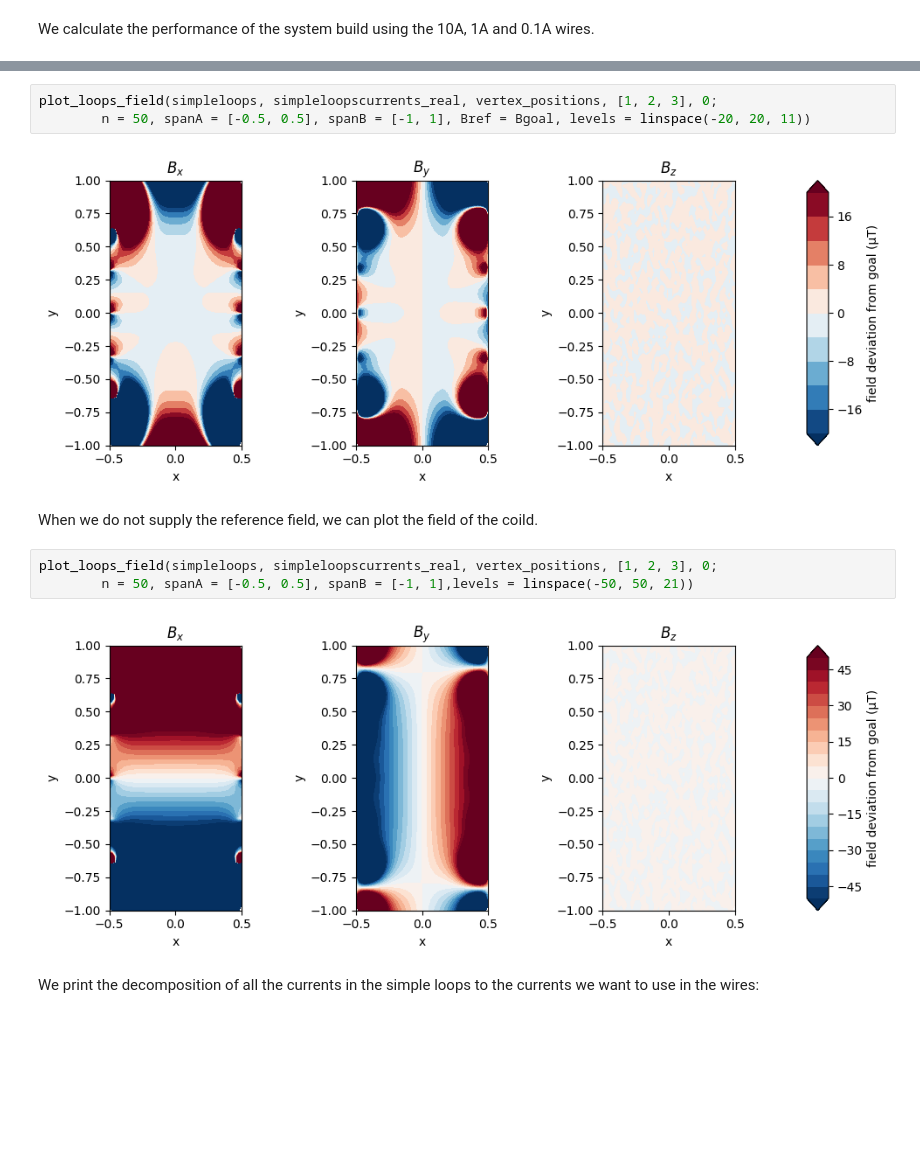
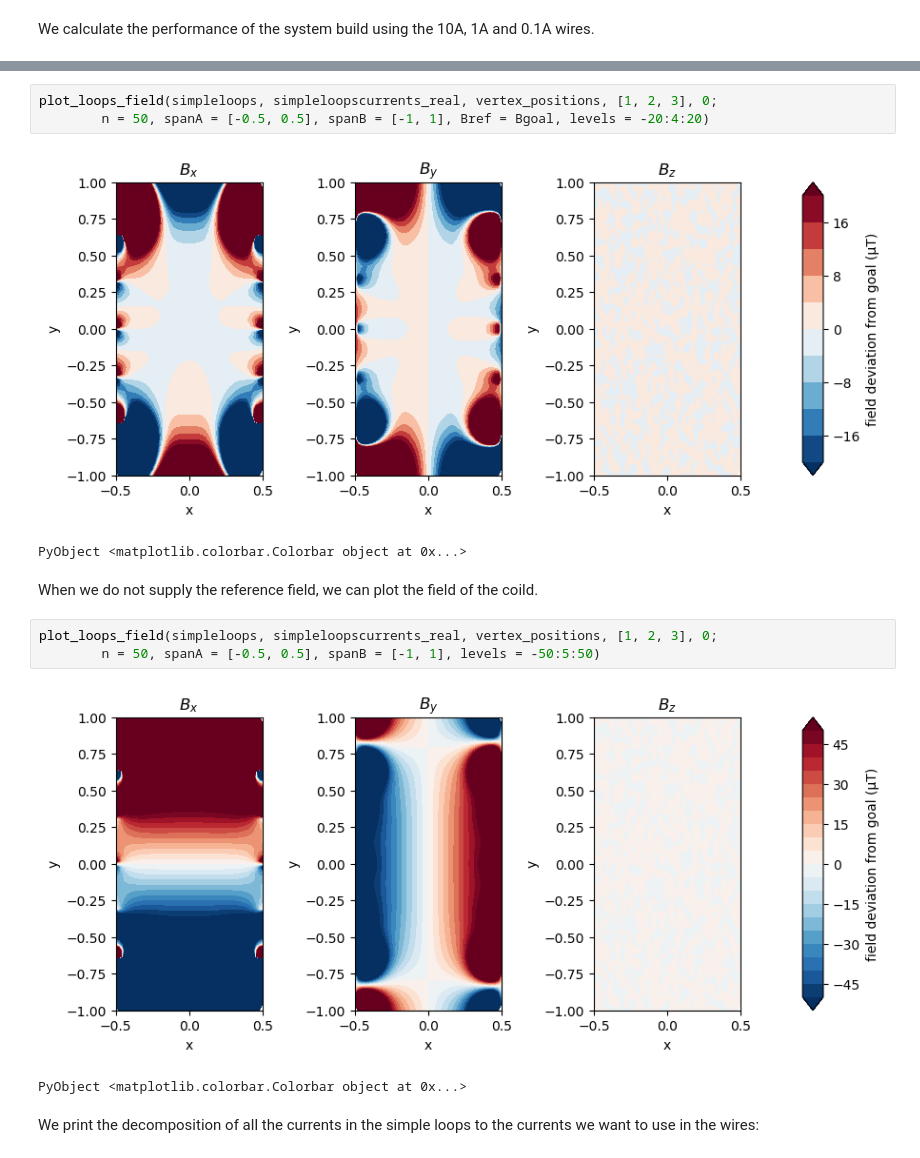
Before and after one commit to rawlik/Coils.jl, a Jupyter notebook: example.ipynb, the cells around one changed output, grey strips where cells are left out. Cells and saved outputs as stored; diff of their text form; blank space fills up the shorter version.

```diff
--- a/example.ipynb
+++ b/example.ipynb
@@ -361,15 +361,17 @@ PyObject <matplotlib.text.Text object at 0x...>
 # %%
 plot_loops_field(simpleloops, simpleloopscurrents_real, vertex_positions, [1, 2, 3], 0;
-        n = 50, spanA = [-0.5, 0.5], spanB = [-1, 1], Bref = Bgoal, levels = linspace(-20, 20, 11))
+        n = 50, spanA = [-0.5, 0.5], spanB = [-1, 1], Bref = Bgoal, levels = -20:4:20)
 # %% [output]
-[figure, old version]
+[figure, new version]
+PyObject <matplotlib.colorbar.Colorbar object at 0x...>
 # %% [markdown]
 When we do not supply the reference field, we can plot the field of the coild.
 # %%
 plot_loops_field(simpleloops, simpleloopscurrents_real, vertex_positions, [1, 2, 3], 0;
-        n = 50, spanA = [-0.5, 0.5], spanB = [-1, 1],levels = linspace(-50, 50, 21))
+        n = 50, spanA = [-0.5, 0.5], spanB = [-1, 1], levels = -50:5:50)
 # %% [output]
-[figure, old version]
+[figure, new version]
+PyObject <matplotlib.colorbar.Colorbar object at 0x...>
 # %% [markdown]
 We print the decomposition of all the currents in the simple loops to the currents we want to use in the wires:
 # %%
```
Also changed, not shown: parts of 28 cells of this notebook.
